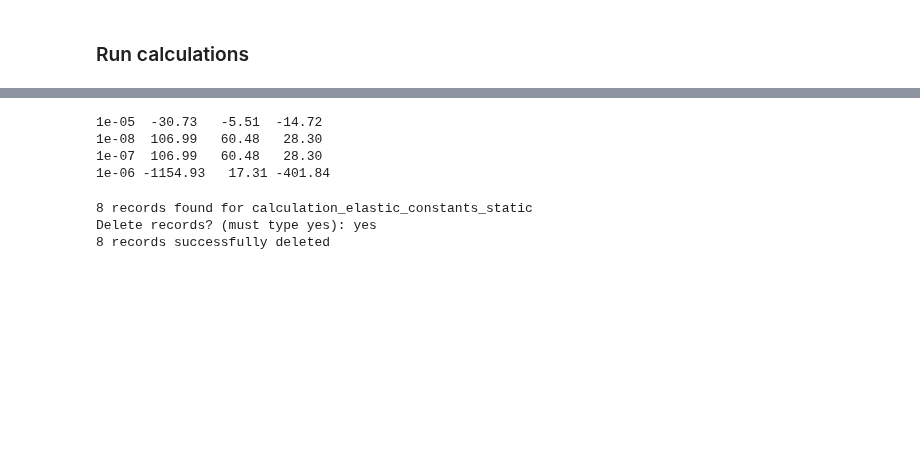
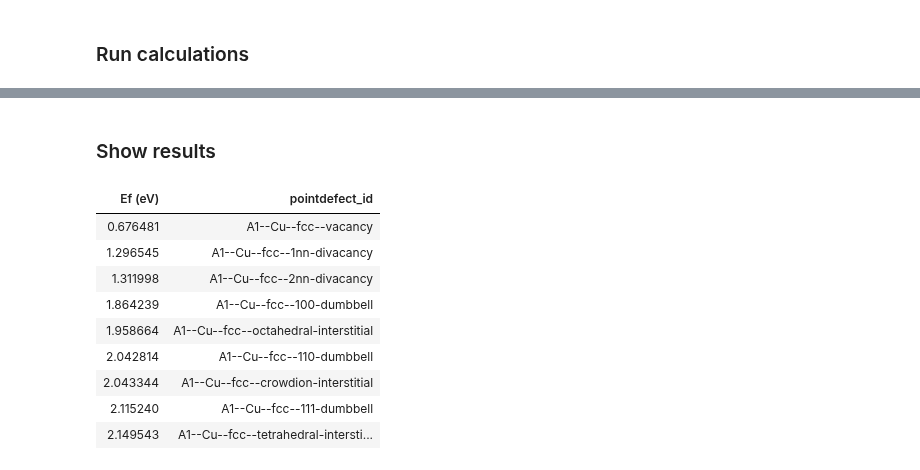
Before and after one commit to lmhale99/iprPy, a Jupyter notebook: bin/master/3. Defects.ipynb, the cells around one changed output, grey strips where cells are left out. Drawn from its saved outputs; the diff is of its cells as text; code cells hidden in the pictures; blank space fills up the shorter version.

```diff
--- a/bin/master/3. Defects.ipynb
+++ b/bin/master/3. Defects.ipynb
@@ -383,3 +339,0 @@ ValueError: Filtering failed: 2000atoms expected, 1729 found
-# %%
-calculation = iprPy.load_calculation('crystal_space_group')
-run_directory = iprPy.load_run_directory('master_1')
@@ -565,3 +339,0 @@ display(HTML(show_df.to_html(index=False)))
-# %%
-calculation = iprPy.load_calculation('elastic_constants_static')
-run_directory = iprPy.load_run_directory('master_1')
@@ -632,19 +340,22 @@ In database style local at C:\Users\lmh1\Documents\calculations\ipr\master :
-# %%
-elastic_df = database.get_records_df(style=calculation.record_style)
-
-for elastic_series in elastic_df[elastic_df.family=="A1--Cu--fcc"].itertuples():
-    print('%s %7.2f %7.2f %7.2f' % (elastic_series.strainrange,
-                                    uc.get_in_units(elastic_series.C.Cij[0,0], 'GPa'),
-                                    uc.get_in_units(elastic_series.C.Cij[0,1], 'GPa'),
-                                    uc.get_in_units(elastic_series.C.Cij[3,3], 'GPa')))
-# %% [output]
-1e-05  -30.73   -5.51  -14.72
-1e-08  106.99   60.48   28.30
-1e-07  106.99   60.48   28.30
-1e-06 -1154.93   17.31 -401.84
-# %%
-database.destroy_records('calculation_elastic_constants_static')
-# %% [output]
-8 records found for calculation_elastic_constants_static
-Delete records? (must type yes): yes
-8 records successfully deleted
+# %% [markdown]
+### Show results
+# %%
+energy_units = 'eV'
+# %%
+results = database.get_records_df(style=calculation.record_style, potential_LAMMPS_id='2004--Zhou-X-W--Al--LAMMPS--ipr2')
+# %%
+results = results[results.reconfigured == False]
+results['Ef ('+energy_units+')'] = uc.get_in_units(results.E_f, energy_units)
+results = results[['Ef ('+energy_units+')', 'pointdefect_id']].sort_values('Ef ('+energy_units+')')
+display(HTML(results.to_html(index=False)))
+# %% [output]
+| Ef (eV) | pointdefect_id |
+| 0.676481 | A1--Cu--fcc--vacancy |
+| 1.296545 | A1--Cu--fcc--1nn-divacancy |
+| 1.311998 | A1--Cu--fcc--2nn-divacancy |
+| 1.864239 | A1--Cu--fcc--100-dumbbell |
+| 1.958664 | A1--Cu--fcc--octahedral-interstitial |
+| 2.042814 | A1--Cu--fcc--110-dumbbell |
+| 2.043344 | A1--Cu--fcc--crowdion-interstitial |
+| 2.115240 | A1--Cu--fcc--111-dumbbell |
+| 2.149543 | A1--Cu--fcc--tetrahedral-intersti... |
```
Also changed, not shown: parts of 69 cells of this notebook, 28 other files.
